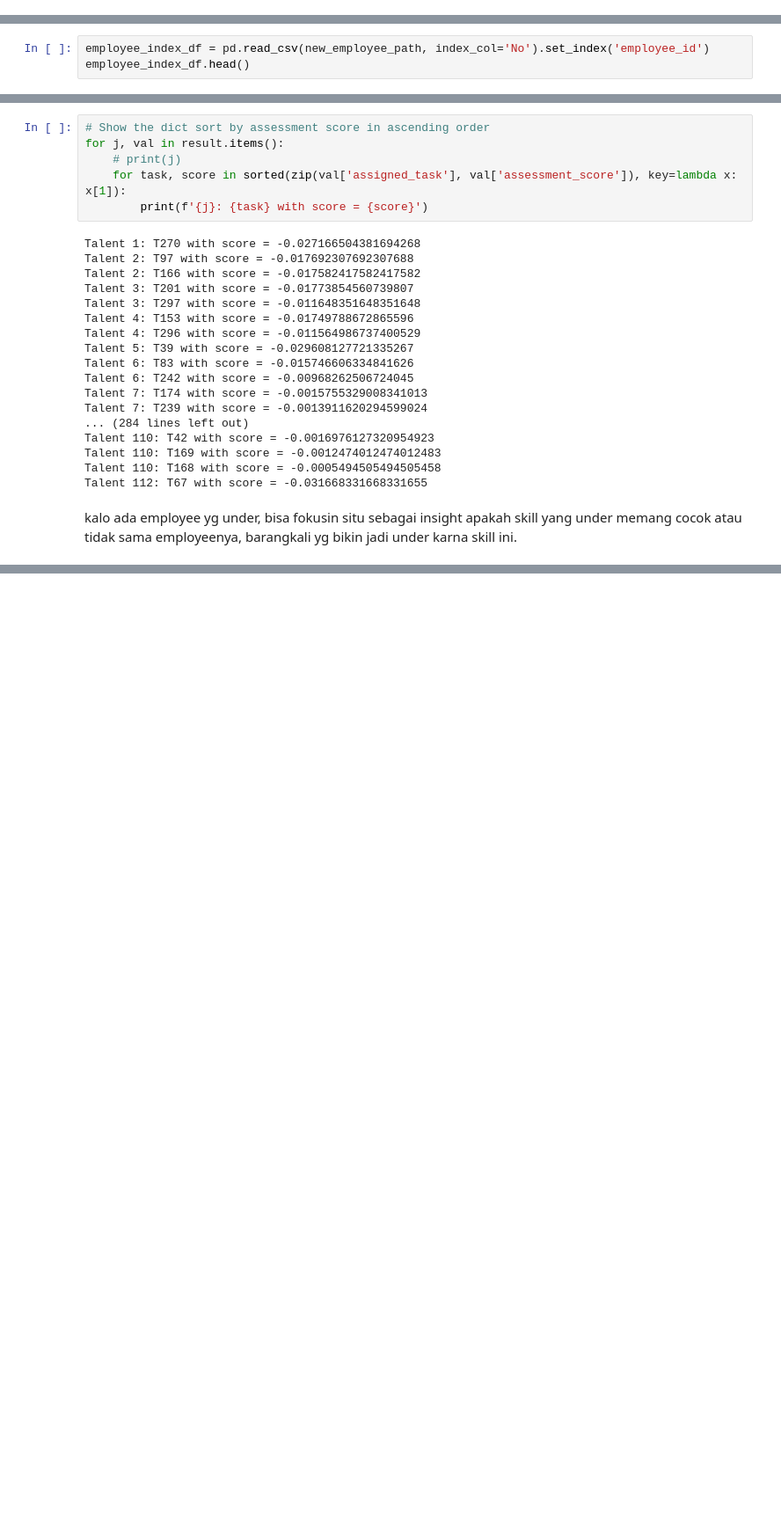
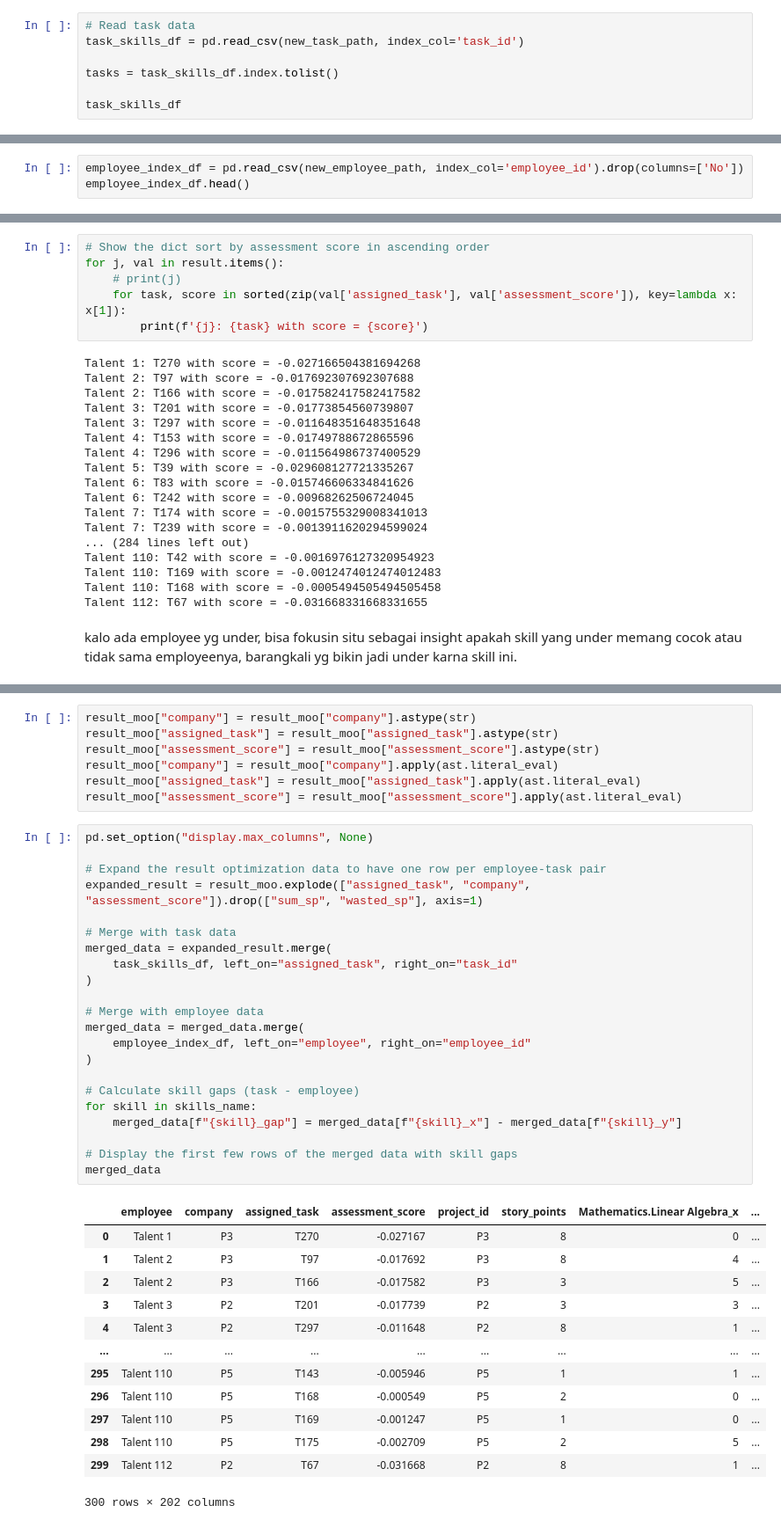
Before and after one commit to TK-Bunga-Matahari/shinchan, a Jupyter notebook: project1_task-management/solution/competency_assesment/manpower_planning.ipynb, the cells around one changed output, grey strips where cells are left out. Shown at 88% size. Saved outputs shown, nothing was run; the diff lists cells and outputs as text; blank space fills up the shorter version.

```diff
--- a/project1_task-management/solution/competency_assesment/manpower_planning.ipynb
+++ b/project1_task-management/solution/competency_assesment/manpower_planning.ipynb
@@ -72,3 +73,10 @@ employee_skills_df
 | 108 | Talent 110 | Data Scientist | 3 | 3 | 3 | ... |
 | 109 | Talent 112 | Data Analyst | 2 | 2 | 2 | ... |
 109 rows × 67 columns
+# %%
+# Read task data
+task_skills_df = pd.read_csv(new_task_path, index_col='task_id')
+
+tasks = task_skills_df.index.tolist()
+
+task_skills_df
@@ -615,7 +638,7 @@ under_set
 # %% [markdown]
 ## 2.4. Over and Underqualified Employees by Role
 # %%
-employee_index_df = pd.read_csv(new_employee_path, index_col='No').set_index('employee_id')
+employee_index_df = pd.read_csv(new_employee_path, index_col='employee_id').drop(columns=['No'])
 employee_index_df.head()
 # %% [output]
 |  | Role | Mathematics.Linear Algebra | Mathematics.Differential Equations | Mathematics.Optimization Technique | Mathematics.Calculus | ... |
@@ -762,0 +788,43 @@ kalo ada employee yg under, bisa fokusin situ sebagai insight apakah skill yang
+# %%
+result_moo["company"] = result_moo["company"].astype(str)
+result_moo["assigned_task"] = result_moo["assigned_task"].astype(str)
+result_moo["assessment_score"] = result_moo["assessment_score"].astype(str)
+result_moo["company"] = result_moo["company"].apply(ast.literal_eval)
+result_moo["assigned_task"] = result_moo["assigned_task"].apply(ast.literal_eval)
+result_moo["assessment_score"] = result_moo["assessment_score"].apply(ast.literal_eval)
+# %%
+pd.set_option("display.max_columns", None)
+
+# Expand the result optimization data to have one row per employee-task pair
+expanded_result = result_moo.explode(["assigned_task", "company", "assessment_score"]).drop(["sum_sp", "wasted_sp"], axis=1)
+
+# Merge with task data
+merged_data = expanded_result.merge(
+    task_skills_df, left_on="assigned_task", right_on="task_id"
+)
+
+# Merge with employee data
+merged_data = merged_data.merge(
+    employee_index_df, left_on="employee", right_on="employee_id"
+)
+
+# Calculate skill gaps (task - employee)
+for skill in skills_name:
+    merged_data[f"{skill}_gap"] = merged_data[f"{skill}_x"] - merged_data[f"{skill}_y"]
+
+# Display the first few rows of the merged data with skill gaps
+merged_data
+# %% [output]
+|  | employee | company | assigned_task | assessment_score | project_id | story_points | Mathematics.Linear Algebra_x | ... |
+| 0 | Talent 1 | P3 | T270 | -0.027167 | P3 | 8 | 0 | ... |
+| 1 | Talent 2 | P3 | T97 | -0.017692 | P3 | 8 | 4 | ... |
+| 2 | Talent 2 | P3 | T166 | -0.017582 | P3 | 3 | 5 | ... |
+| 3 | Talent 3 | P2 | T201 | -0.017739 | P2 | 3 | 3 | ... |
+| 4 | Talent 3 | P2 | T297 | -0.011648 | P2 | 8 | 1 | ... |
+| ... | ... | ... | ... | ... | ... | ... | ... | ... |
+| 295 | Talent 110 | P5 | T143 | -0.005946 | P5 | 1 | 1 | ... |
+| 296 | Talent 110 | P5 | T168 | -0.000549 | P5 | 2 | 0 | ... |
+| 297 | Talent 110 | P5 | T169 | -0.001247 | P5 | 1 | 0 | ... |
+| 298 | Talent 110 | P5 | T175 | -0.002709 | P5 | 2 | 5 | ... |
+| 299 | Talent 112 | P2 | T67 | -0.031668 | P2 | 8 | 1 | ... |
+300 rows × 202 columns
```
Also changed, not shown: parts of 8 cells of this notebook, 2 other files.
